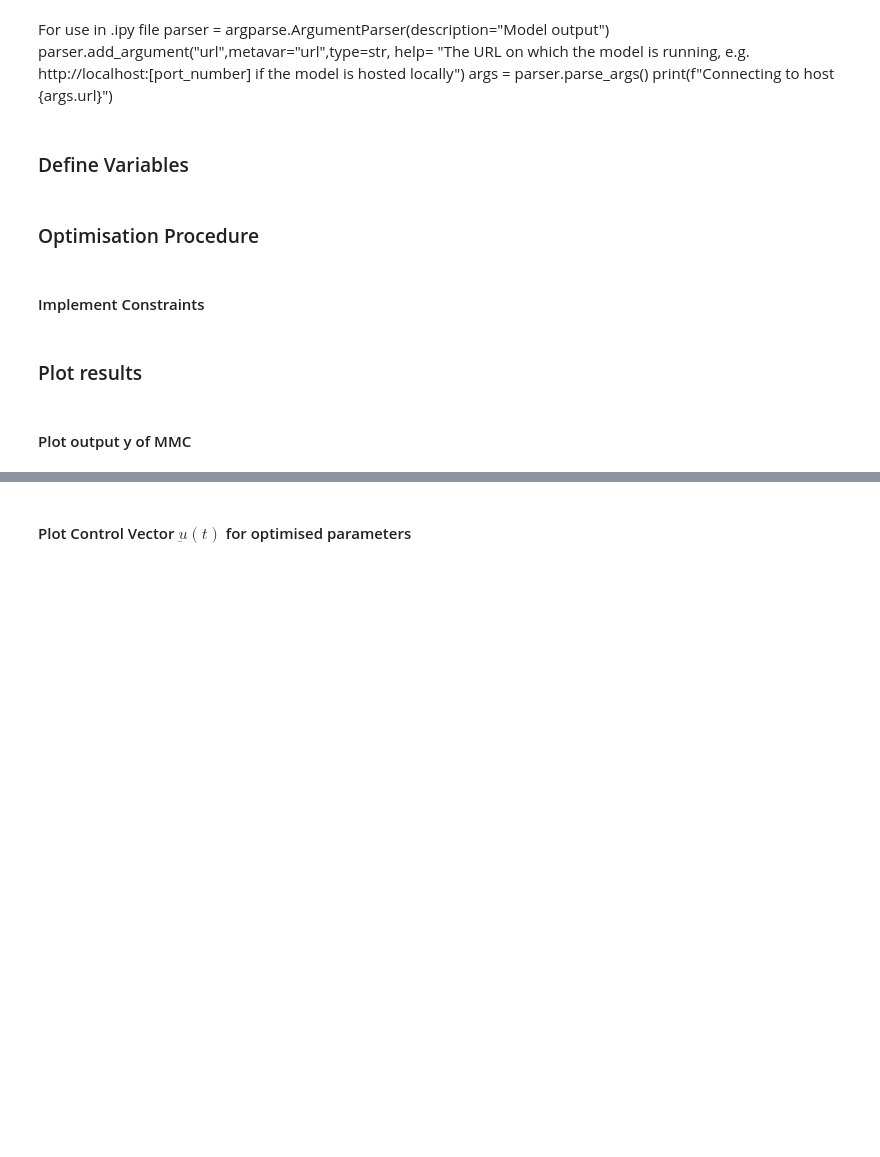
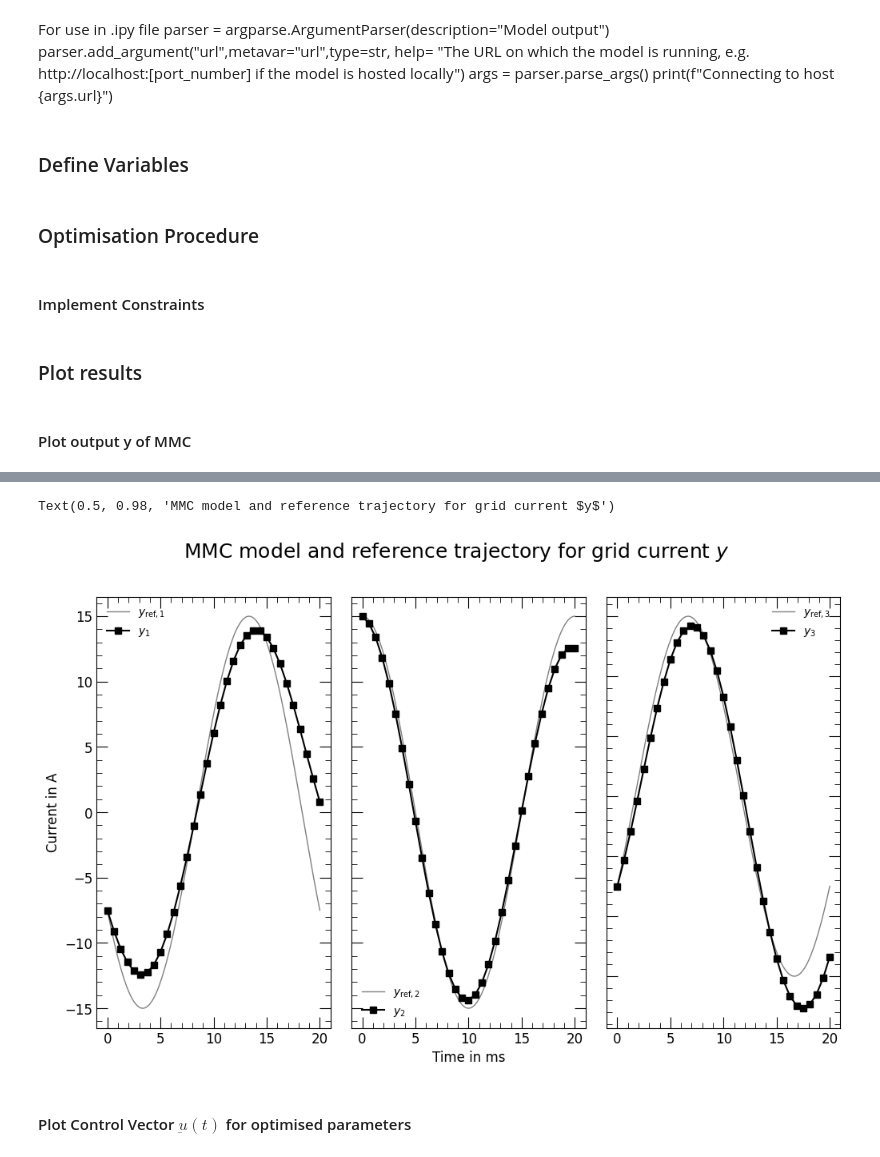
Before and after one commit to skeilbach/MathSEE, a Jupyter notebook: MMC_UMbridge_Client.ipynb, the cells around one changed output, grey strips where cells are left out. Cells and saved outputs as stored; diff of their text form; code cells hidden in the pictures; blank space fills up the shorter version.

```diff
--- a/MMC_UMbridge_Client.ipynb
+++ b/MMC_UMbridge_Client.ipynb
@@ -237,2 +269,72 @@ for i in range(3):
+# %%
+#REDO Plots
+import matplotlib.gridspec as gridspec
+import seaborn as sns
+
+p_optimised = p_result.x
+
+#Compare y calculated with control vector with optimised parameters to y_ref
+parameters = [[R_arm, R_DC, R_AC, L_arm, L_DC, L_AC,ode_solve_method], list(p_optimised[:30]), [omega_AC,U_AC,U_DC],list(x_tilde_currents0),list(p_optimised[30:])]
+model_output = model(parameters)
+y_model_optimised = np.array(model_output[0][0]).T
+y_model_reference = np.array([y_reference(t,I_AC=I_AC,omega_AC=omega_AC) for t in t_eval])
+
+#Plot solution
+fig = plt.figure(1,figsize=(12,7))
+gs = gridspec.GridSpec(4,6)
+gs.update(wspace=0.2,hspace=0.1)
+
+#Generate first panel
+xtr_subsplot = fig.add_subplot(gs[0:4,0:2])
+plt.plot(t_eval*1e3,y_model_reference[:,0],color="gray",linewidth=1,label=r"$y_{{\text{{ref}},{}}}$".format(1))
+plt.plot(t_eval[::5]*1e3,y_model_optimised[::5,0],color="black",linestyle="-",marker="s",label=r"$y_{}$".format(1))
+
+plt.minorticks_on()
+plt.tick_params(direction="in", right=True, top=True)
+plt.tick_params(labelsize=12)
+plt.tick_params(labelbottom=True, labeltop=False, labelright=False, labelleft=True)
+
+plt.tick_params(direction="in", which="minor", length=5, bottom=True, top=True, left=True, right=True)
+plt.tick_params(direction="in", which="major", length=10, bottom=True, top=True, left=True, right=True)
+
+plt.ylabel('Current in A',fontsize=12)  # Replace with your actual y-axis label
+
+plt.legend(frameon=False)
+
+#Second panel
+xtr_subsplot = fig.add_subplot(gs[0:4,2:4])
+plt.plot(t_eval*1e3,y_model_reference[:,1],color="gray",linewidth=1,label=r"$y_{{\text{{ref}},{}}}$".format(2))
+plt.plot(t_eval[::5]*1e3,y_model_optimised[::5,1],color="black",linestyle="-",marker="s",label=r"$y_{}$".format(2))
+
+plt.minorticks_on()
+plt.tick_params(direction="in", right=True, top=True)
+plt.tick_params(labelbottom=True, labeltop=False, labelright=False, labelleft=False)
+plt.tick_params(labelsize=12)
+plt.tick_params(direction="in", which="minor", length=5, bottom=True, top=True, left=True, right=True)
+plt.tick_params(direction="in", which="major", length=10, bottom=True, top=True, left=True, right=True)
+plt.xlabel('Time in ms',fontsize=12)
+
+plt.legend(frameon=False)
+
+#Second panel
+xtr_subsplot = fig.add_subplot(gs[0:4,4:6])
+plt.plot(t_eval*1e3,y_model_reference[:,2],color="gray",linewidth=1,label=r"$y_{{\text{{ref}},{}}}$".format(3))
+plt.plot(t_eval[::5]*1e3,y_model_optimised[::5,2],color="black",linestyle="-",marker="s",label=r"$y_{}$".format(3))
+
+plt.minorticks_on()
+plt.tick_params(direction="in", right=True, top=True)
+plt.tick_params(labelsize=12)
+plt.tick_params(labelbottom=True, labeltop=False, labelright=False, labelleft=False)
+
+plt.tick_params(direction="in", which="minor", length=5, bottom=True, top=True, left=True, right=True)
+plt.tick_params(direction="in", which="major", length=10, bottom=True, top=True, left=True, right=True)
+
+plt.legend(frameon=False)
+fig.suptitle(r"MMC model and reference trajectory for grid current $y$",fontsize=18)
+
+plt.savefig(f".\y.png",dpi=300,bbox_inches="tight")
+# %% [output]
+Text(0.5, 0.98, 'MMC model and reference trajectory for grid current $y$')
+[figure, added]
 # %% [markdown]
 #### Plot Control Vector $\underbar{u}(t)$ for optimised parameters
```
Also changed, not shown: parts of 11 cells of this notebook.
